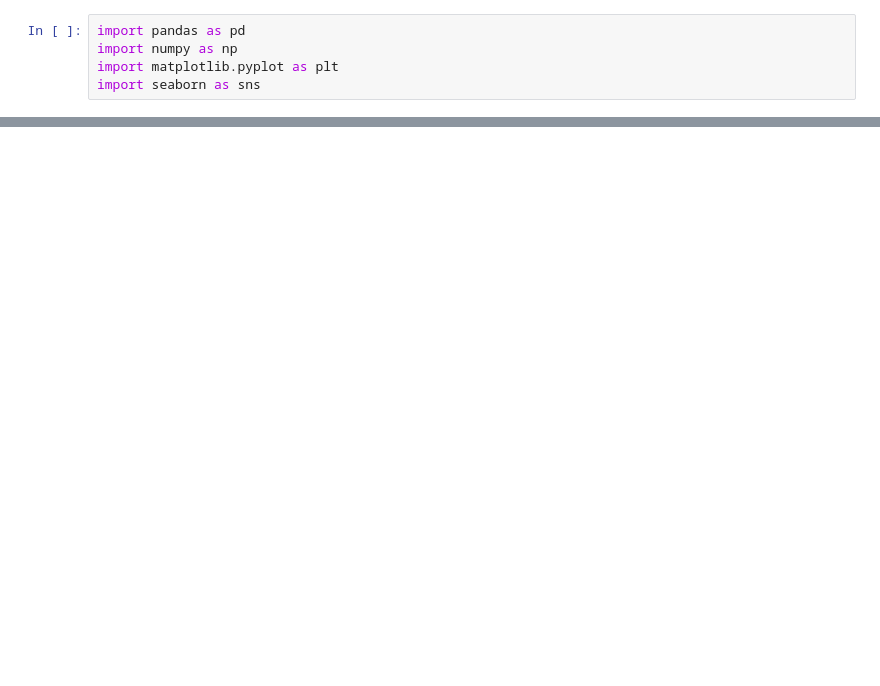
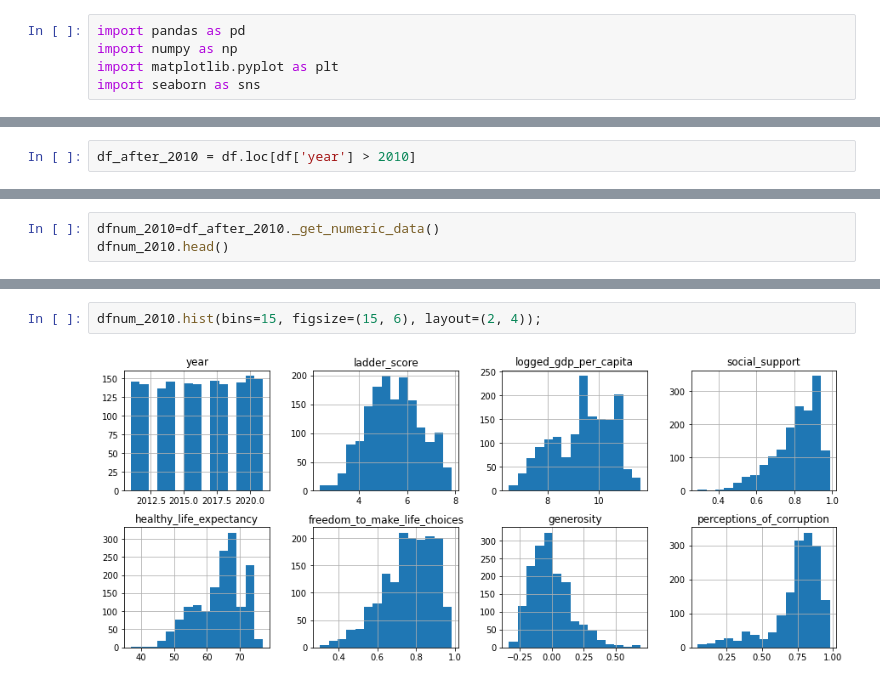
Before and after one commit to urospetkovic/Happiness-Team, a Jupyter notebook: Code/Correlations.ipynb, the cells around one changed output, grey strips where cells are left out. Cells and saved outputs as stored; diff of their text form; blank space fills up the shorter version.

```diff
--- a/Code/Correlations.ipynb
+++ b/Code/Correlations.ipynb
@@ -27,0 +38,2 @@ df.head(30)
+# %%
+df_after_2010 = df.loc[df['year'] > 2010]
@@ -27,0 +63,3 @@ df.head(30)
+# %%
+dfnum_2010=df_after_2010._get_numeric_data()
+dfnum_2010.head()
@@ -27,0 +73,4 @@ df.head(30)
+# %%
+dfnum_2010.hist(bins=15, figsize=(15, 6), layout=(2, 4));
+# %% [output]
+[figure, added]
```
Also changed, not shown: parts of 14 cells of this notebook.
